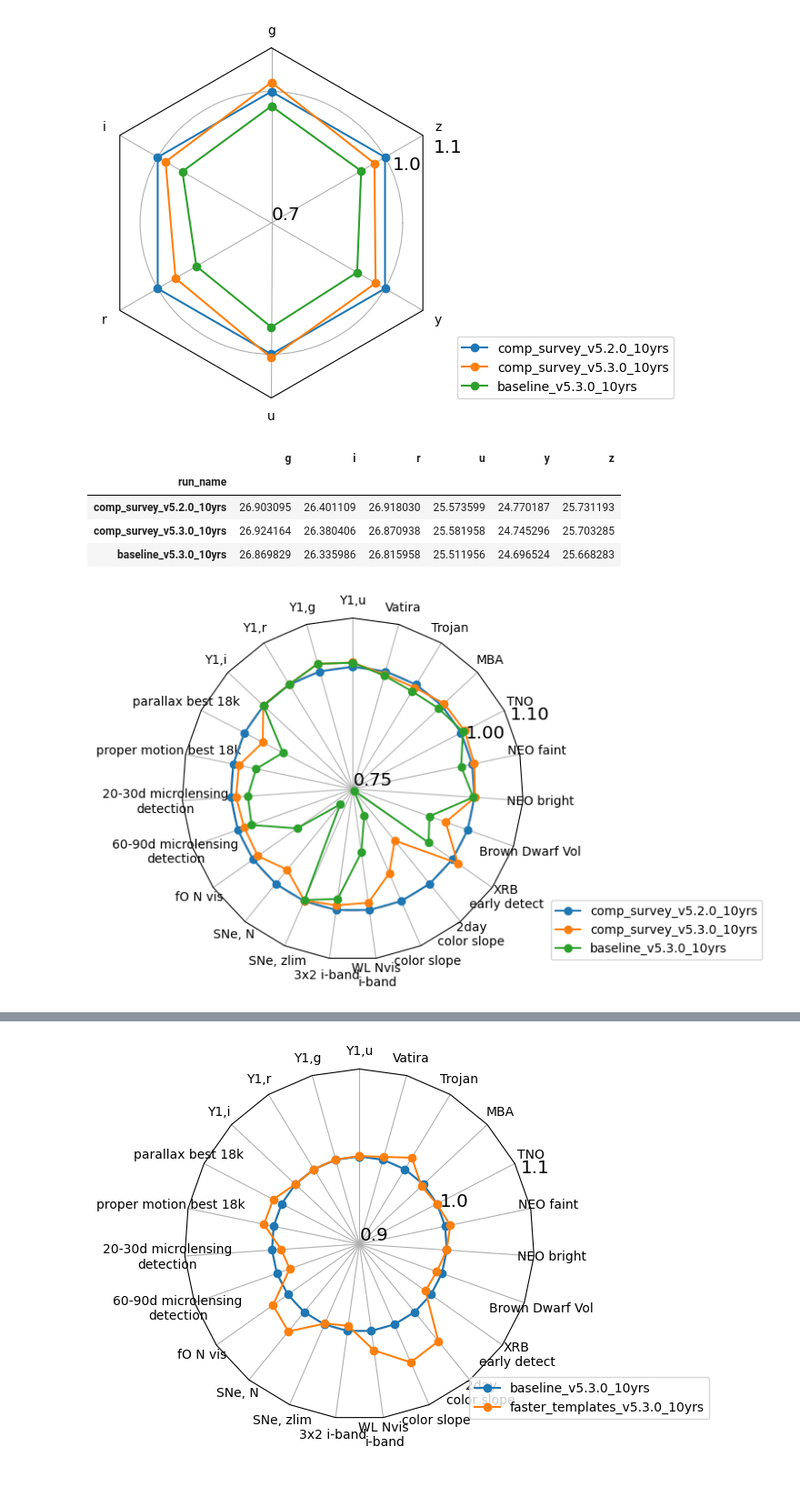
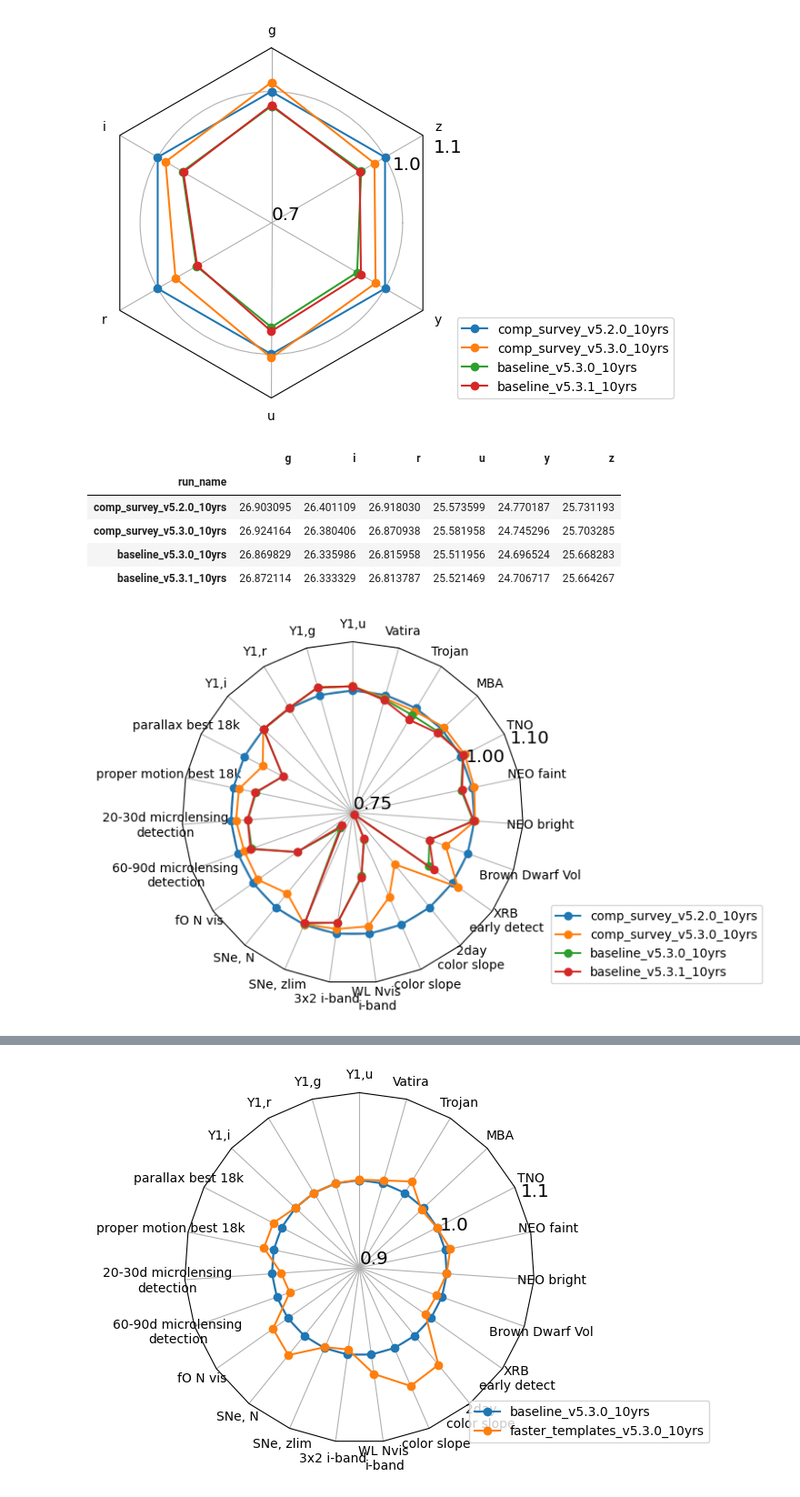
Before and after one commit to lsst-sims/sims_featureScheduler_runs5.3, a Jupyter notebook: maf/quick_look.ipynb, the cells around one changed output, grey strips where cells are left out. Shown at 91% size. Drawn from its saved outputs; the diff is of its cells as text; code cells hidden in the pictures.

```diff
--- a/maf/quick_look.ipynb
+++ b/maf/quick_look.ipynb
@@ -213,12 +213,12 @@ for key in gaps_dict:
 # %%
 # [name for name in mag_data.index if "prod" in name]
 # %%
-runs = ['comp_survey_v5.2.0_10yrs', 'comp_survey_v5.3.0_10yrs', 'baseline_v5.3.0_10yrs']
+runs = ['comp_survey_v5.2.0_10yrs', 'comp_survey_v5.3.0_10yrs', 'baseline_v5.3.0_10yrs', 'baseline_v5.3.1_10yrs']
 ndata = norm_df(mag_data, runs, cols=mag_data.columns.values.tolist(),
                  mag_cols = mag_cols, norm_run='comp_survey_v5.2.0_10yrs')#, invert_cols=['u', 'g', 'r', 'i', 'z', 'y'])
 fig, ax = radar(ndata, legend=True, rgrids=[0.7, 1.0, 1.1], bbox_to_anchor=(1.65, 0))
 # %% [output]
-[figure, old version]
+[figure, new version]
 # %%
 mag_data.loc[runs]
 # %% [output]
@@ -227,12 +227,13 @@ mag_data.loc[runs]
 | comp_survey_v5.2.0_10yrs | 26.903095 | 26.401109 | 26.918030 | 25.573599 | 24.770187 | 25.731193 |
 | comp_survey_v5.3.0_10yrs | 26.924164 | 26.380406 | 26.870938 | 25.581958 | 24.745296 | 25.703285 |
 | baseline_v5.3.0_10yrs | 26.869829 | 26.335986 | 26.815958 | 25.511956 | 24.696524 | 25.668283 |
+| baseline_v5.3.1_10yrs | 26.872114 | 26.333329 | 26.813787 | 25.521469 | 24.706717 | 25.664267 |
 # %%
 ndata = norm_df(data, runs, cols=data.columns.values.tolist(),
                 invert_cols=invert_cols, mag_cols = mag_cols, norm_run='comp_survey_v5.2.0_10yrs')
 fig, ax = radar(ndata, legend=True, rgrids=[0.75, 1.0, 1.1], bbox_to_anchor=(1.7, 0))
 # %% [output]
-[figure, old version]
+[figure, new version]
 # %%
 ndata
 # %% [output]
```
Also changed, not shown: parts of 5 cells of this notebook.
